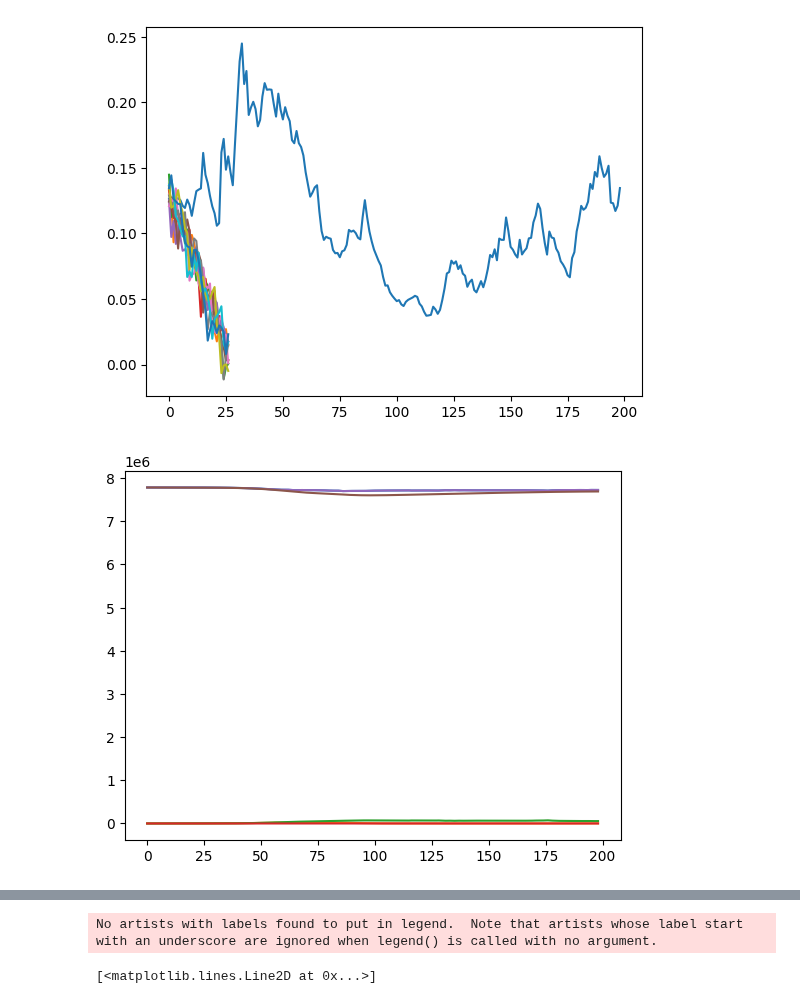
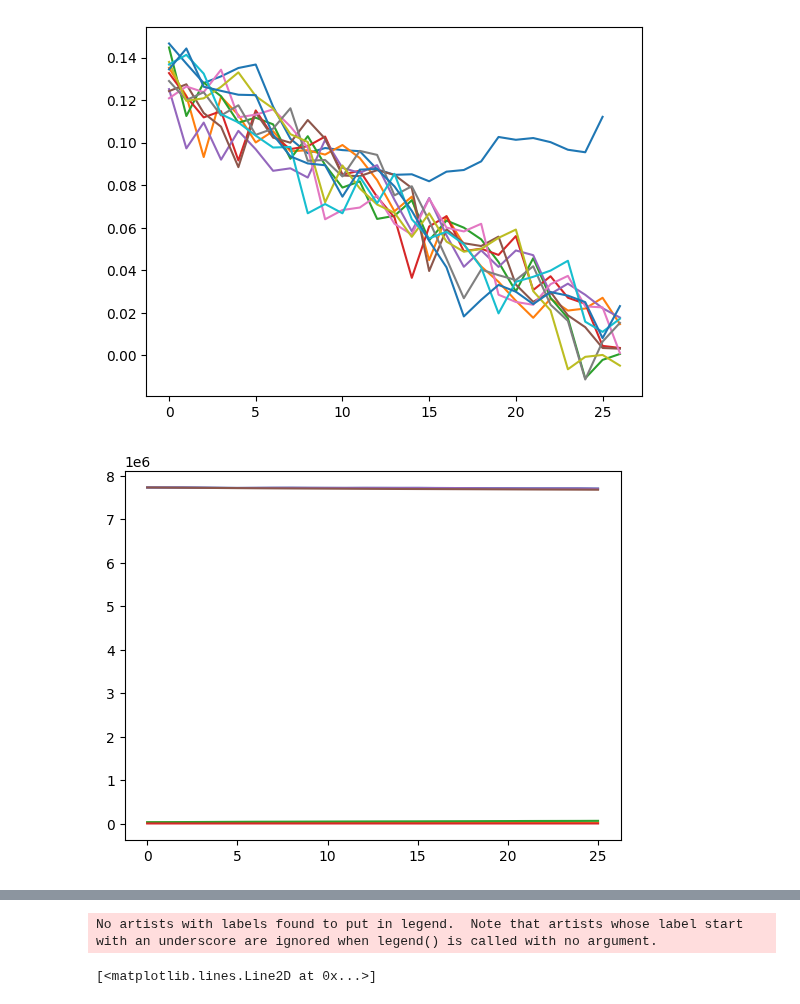
Before and after one commit to atiumcache/PF_forecast, a Jupyter notebook: juptyer notebooks/LSODA_forecasting.ipynb, the cells around one changed output, grey strips where cells are left out. Saved outputs shown, nothing was run; the diff lists cells and outputs as text; code cells hidden in the pictures.

```diff
--- a/juptyer notebooks/LSODA_forecasting.ipynb
+++ b/juptyer notebooks/LSODA_forecasting.ipynb
@@ -21,7 +21,7 @@ pf_beta = pd.read_csv('../datasets/average_beta.csv').to_numpy()
 pf_beta = np.delete(pf_beta,0,1).squeeze()
 
 
-t_span = [0,199]
+t_span = [60,86]
 
 plt.plot(pf_beta[t_span[0]:t_span[1]])
 #plt.plot([p_beta(t) for t in range(26)])
@@ -68,32 +68,32 @@ def beta(t):
     #return 0.1
 
 y0 = np.concatenate((estimated_state[t_span[0]],observations[t_span[0]]))
 
 par={
 "beta":beta,
 "gamma":0.06,
 "hosp":10,
 "L":90,
 "D":10}
 
 sol =  solve_ivp(fun=lambda t,z: RHS_H(t,z,par),
                     #jac=lambda t,z:Jacobian(t,z,par),
                     t_span=t_span,
                     t_eval= np.linspace(t_span[0],t_span[1],num=round(t_span[1] - t_span[0])),
                     y0=y0,
                     method='RK45')
 
 
 labels = ['S','I','R','H']
 plt.plot(estimated_state[t_span[0]:t_span[1]],label = labels)
 for i in range(4):
     plt.plot(estimated_state[t_span[0]:t_span[1],i],label = labels)
     plt.plot(sol.y[i,:])
     plt.show()
 plt.legend()
 
 plt.plot(np.diff(sol.y[4,:]))
 plt.plot(observations[t_span[0]:t_span[1]])
 # %% [output]
-[figure, old version]
+[figure, new version]
-[figure, old version]
+[figure, new version]
```
Also changed, not shown: parts of 1 cell of this notebook.
